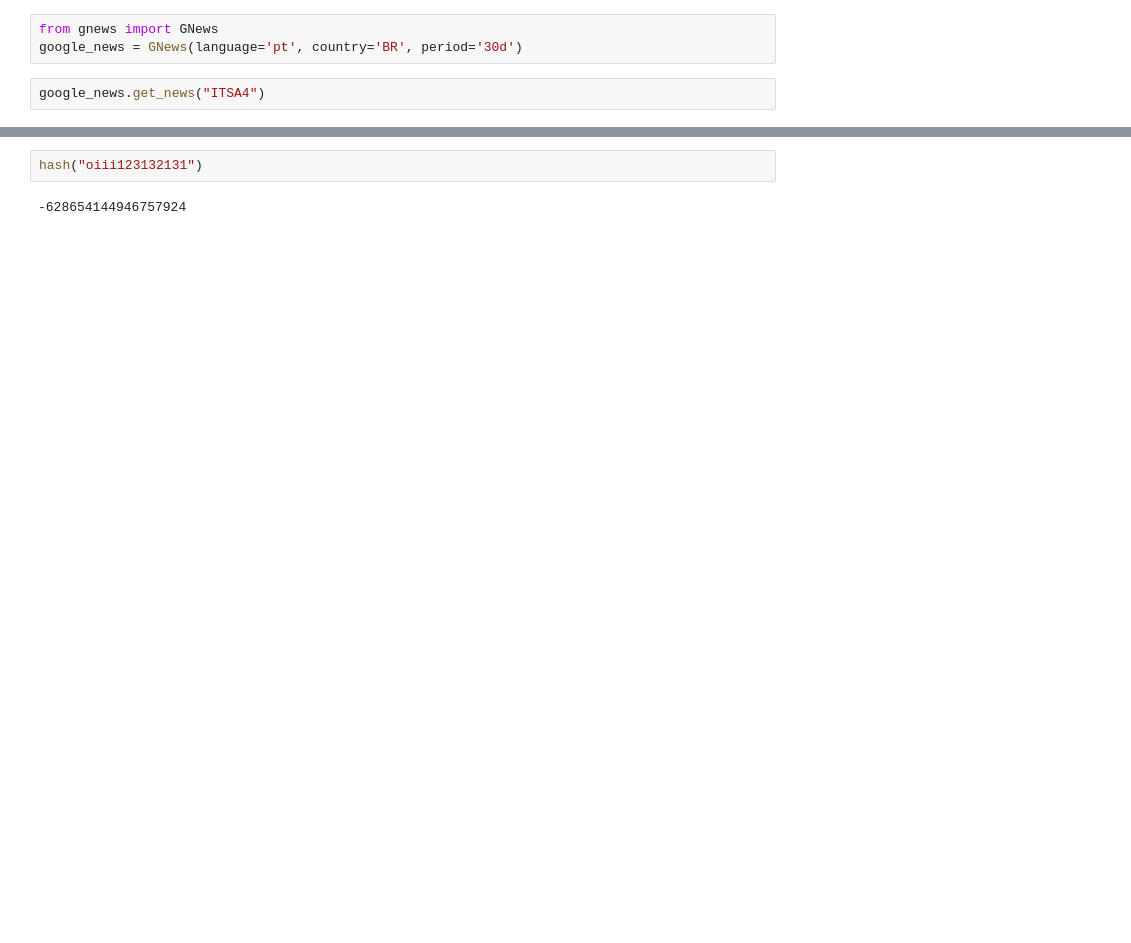
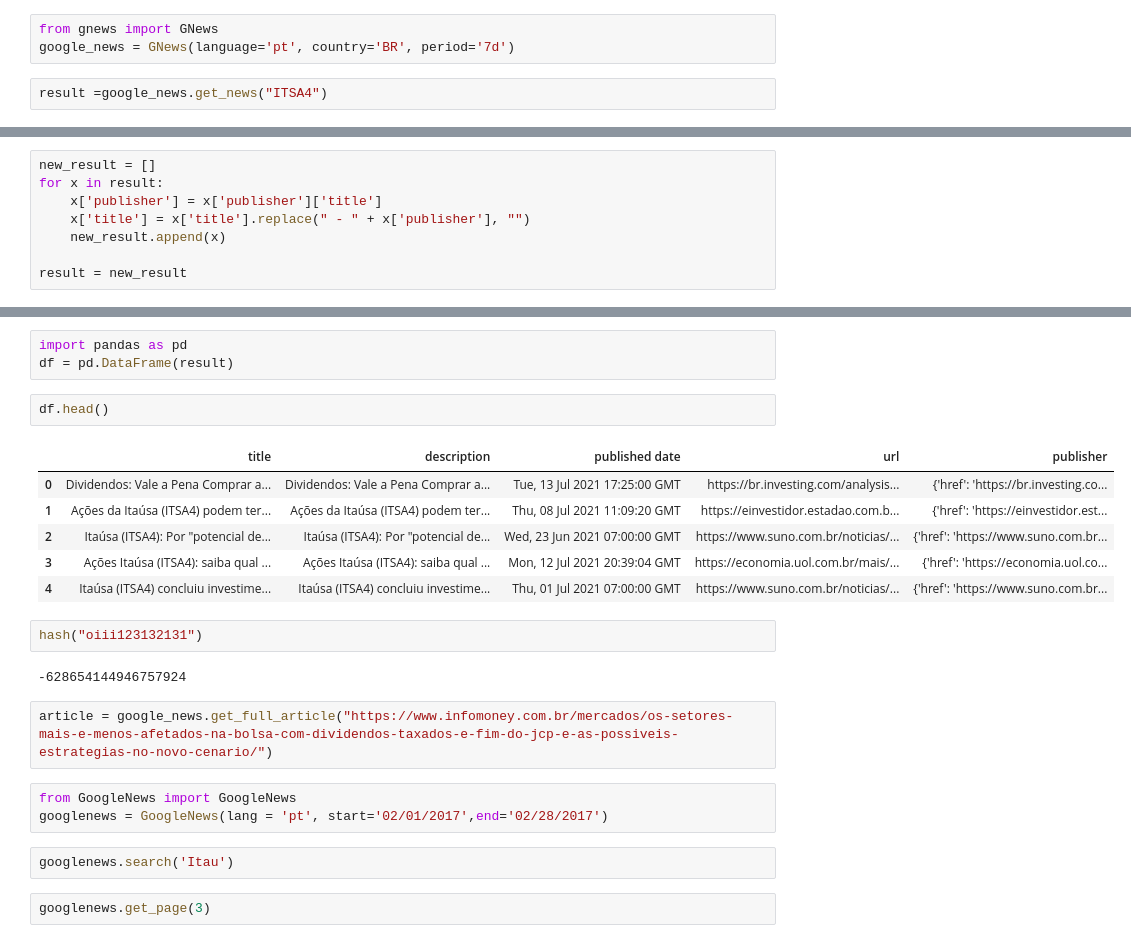
Before and after one commit to CardosoJr/investing, a Jupyter notebook: Extractors/news/gnews/testing.ipynb, the cells around one changed output, grey strips where cells are left out. Cells and saved outputs as stored; diff of their text form; blank space fills up the shorter version.

Commit message:
starting gnews extractor3

```diff
--- a/Extractors/news/gnews/testing.ipynb
+++ b/Extractors/news/gnews/testing.ipynb
@@ -1,5 +1,5 @@
 # %%
 from gnews import GNews
-google_news = GNews(language='pt', country='BR', period='30d')
+google_news = GNews(language='pt', country='BR', period='7d')
 # %%
-google_news.get_news("ITSA4")
+result =google_news.get_news("ITSA4")
@@ -23,0 +26,8 @@ google_news.get_news("ITSA4")
+# %%
+new_result = []
+for x in result:
+    x['publisher'] = x['publisher']['title']
+    x['title'] = x['title'].replace(" - " + x['publisher'], "")
+    new_result.append(x)
+
+result = new_result
@@ -24,4 +58,25 @@ google_news.get_news("ITSA4")
+# %%
+import pandas as pd
+df = pd.DataFrame(result)
+# %%
+df.head()
+# %% [output]
+|  | title | description | published date | url | publisher |
+| 0 | Dividendos: Vale a Pena Comprar a... | Dividendos: Vale a Pena Comprar a... | Tue, 13 Jul 2021 17:25:00 GMT | https://br.investing.com/analysis... | {'href': 'https://br.investing.co... |
+| 1 | Ações da Itaúsa (ITSA4) podem ter... | Ações da Itaúsa (ITSA4) podem ter... | Thu, 08 Jul 2021 11:09:20 GMT | https://einvestidor.estadao.com.b... | {'href': 'https://einvestidor.est... |
+| 2 | Itaúsa (ITSA4): Por "potencial de... | Itaúsa (ITSA4): Por "potencial de... | Wed, 23 Jun 2021 07:00:00 GMT | https://www.suno.com.br/noticias/... | {'href': 'https://www.suno.com.br... |
+| 3 | Ações Itaúsa (ITSA4): saiba qual ... | Ações Itaúsa (ITSA4): saiba qual ... | Mon, 12 Jul 2021 20:39:04 GMT | https://economia.uol.com.br/mais/... | {'href': 'https://economia.uol.co... |
+| 4 | Itaúsa (ITSA4) concluiu investime... | Itaúsa (ITSA4) concluiu investime... | Thu, 01 Jul 2021 07:00:00 GMT | https://www.suno.com.br/noticias/... | {'href': 'https://www.suno.com.br... |
 # %%
 hash("oiii123132131")
 # %% [output]
 -628654144946757924
+# %%
+article = google_news.get_full_article("https://www.infomoney.com.br/mercados/os-setores-mais-e-menos-afetados-na-bolsa-com-dividendos-taxados-e-fim-do-jcp-e-as-possiveis-estrategias-no-novo-cenario/")
+# %%
+from GoogleNews import GoogleNews
+googlenews = GoogleNews(lang = 'pt', start='02/01/2017',end='02/28/2017')
+# %%
+googlenews.search('Itau')
+# %%
+googlenews.get_page(3)
```
Also changed, not shown: parts of 6 cells of this notebook, 1 other file.
